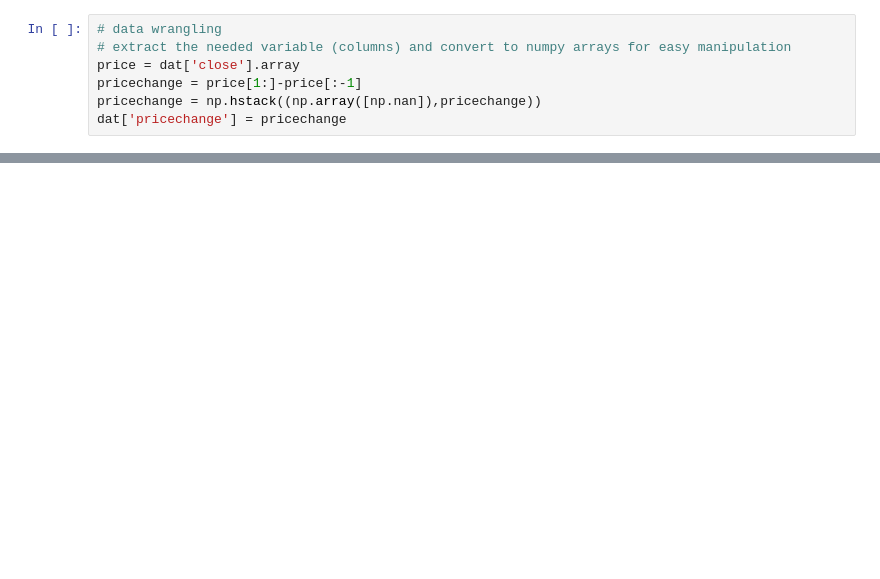
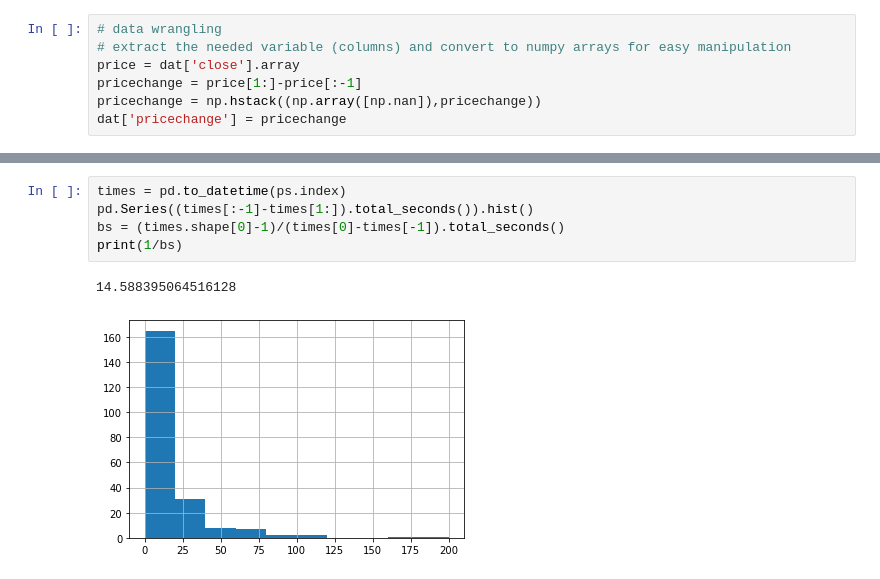
Before and after one commit to oskuH/IDS22-crypto, a Jupyter notebook: main.ipynb, the cells around one changed output, grey strips where cells are left out. Cells and saved outputs as stored; diff of their text form; blank space fills up the shorter version.

```diff
--- a/main.ipynb
+++ b/main.ipynb
@@ -172,0 +220,8 @@ plt.hist(times)
+# %%
+times = pd.to_datetime(ps.index)
+pd.Series((times[:-1]-times[1:]).total_seconds()).hist()
+bs = (times.shape[0]-1)/(times[0]-times[-1]).total_seconds()
+print(1/bs)
+# %% [output]
+14.588395064516128
+[figure, added]
```
Also changed, not shown: parts of 12 cells of this notebook.
